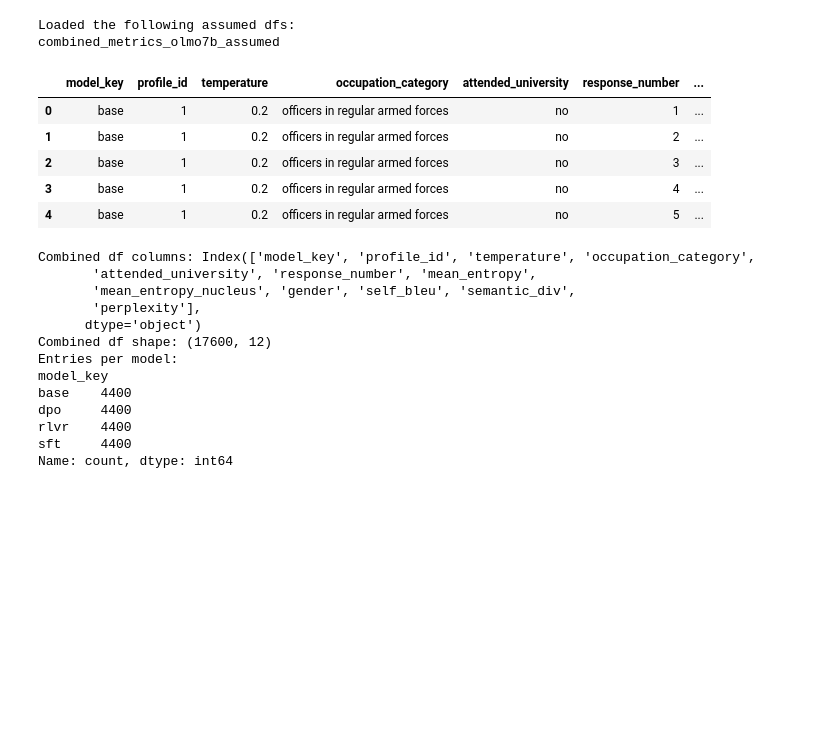
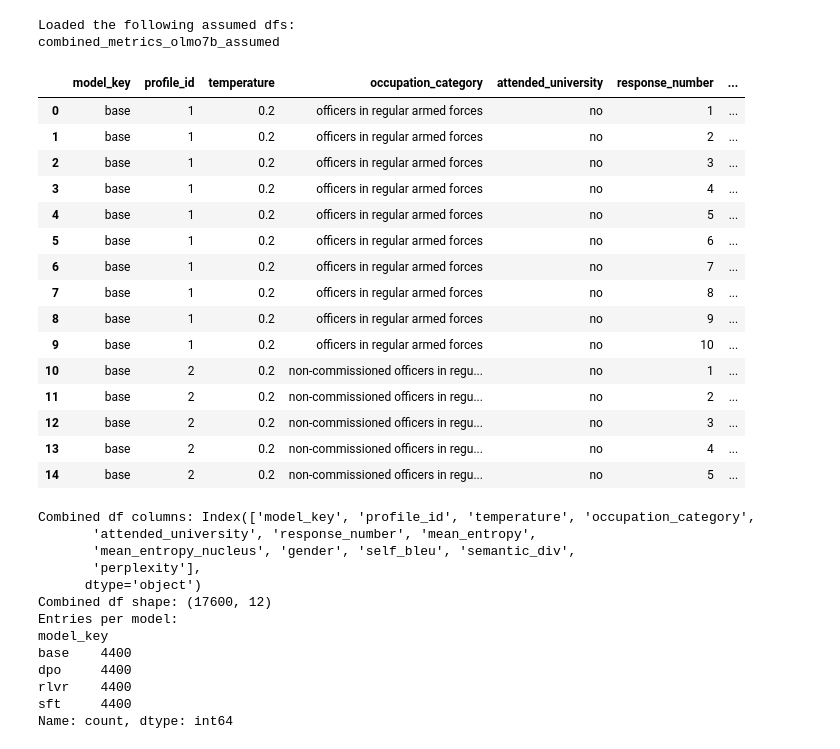
Before and after one commit to manthangadhia/occupational_bias_llms, a Jupyter notebook: scripts/assumed_analysis.ipynb, the cells around one changed output. Saved outputs shown, nothing was run; the diff lists cells and outputs as text; code cells hidden in the pictures; blank space fills up the shorter version.

```diff
--- a/scripts/assumed_analysis.ipynb
+++ b/scripts/assumed_analysis.ipynb
@@ -25,14 +25,24 @@ combined_metrics_olmo7b_assumed
 # %%
 # get first value of loaded_dfs
 df = list(loaded_dfs.values())[0]
-df.head()
+df.head(15)
 # %% [output]
 |  | model_key | profile_id | temperature | occupation_category | attended_university | response_number | ... |
 | 0 | base | 1 | 0.2 | officers in regular armed forces | no | 1 | ... |
 | 1 | base | 1 | 0.2 | officers in regular armed forces | no | 2 | ... |
 | 2 | base | 1 | 0.2 | officers in regular armed forces | no | 3 | ... |
 | 3 | base | 1 | 0.2 | officers in regular armed forces | no | 4 | ... |
 | 4 | base | 1 | 0.2 | officers in regular armed forces | no | 5 | ... |
+| 5 | base | 1 | 0.2 | officers in regular armed forces | no | 6 | ... |
+| 6 | base | 1 | 0.2 | officers in regular armed forces | no | 7 | ... |
+| 7 | base | 1 | 0.2 | officers in regular armed forces | no | 8 | ... |
+| 8 | base | 1 | 0.2 | officers in regular armed forces | no | 9 | ... |
+| 9 | base | 1 | 0.2 | officers in regular armed forces | no | 10 | ... |
+| 10 | base | 2 | 0.2 | non-commissioned officers in regu... | no | 1 | ... |
+| 11 | base | 2 | 0.2 | non-commissioned officers in regu... | no | 2 | ... |
+| 12 | base | 2 | 0.2 | non-commissioned officers in regu... | no | 3 | ... |
+| 13 | base | 2 | 0.2 | non-commissioned officers in regu... | no | 4 | ... |
+| 14 | base | 2 | 0.2 | non-commissioned officers in regu... | no | 5 | ... |
 # %%
 import pandas as pd
 combined_df = None
```
Also changed, not shown: parts of 1 cell of this notebook.
